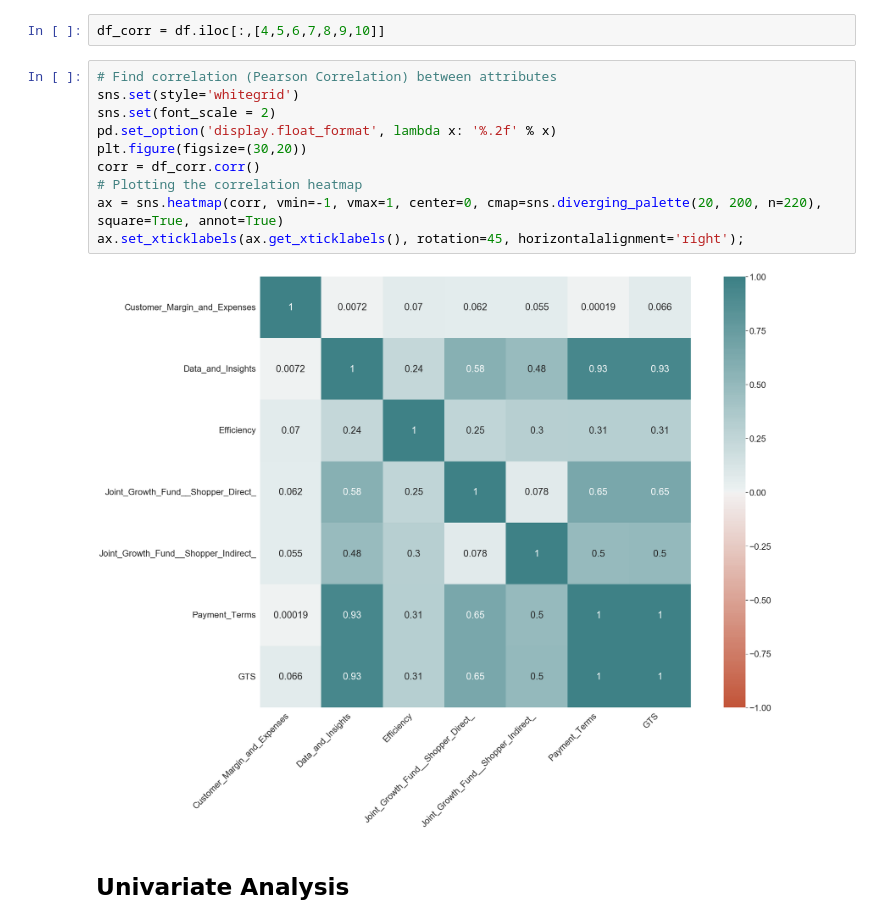
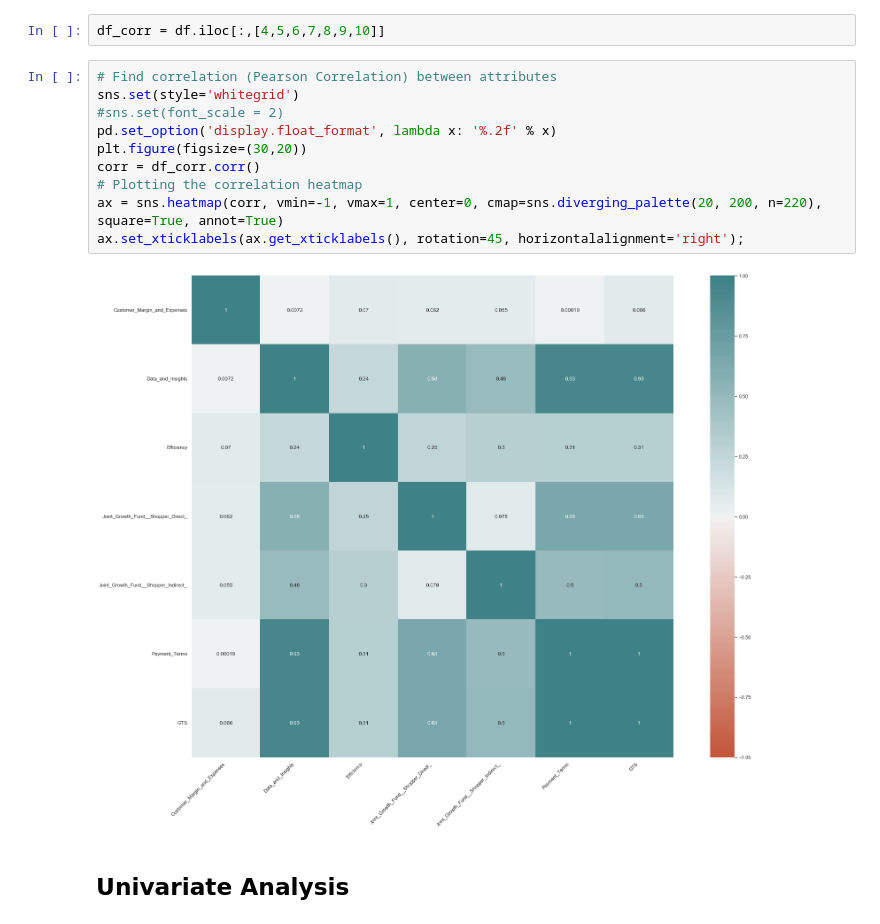
Before and after one commit to chhandita/Lending-Club-Case-Study, a Jupyter notebook: workbook.ipynb, the cells around one changed output. Cells and saved outputs as stored; diff of their text form.

```diff
--- a/workbook.ipynb
+++ b/workbook.ipynb
@@ -63,15 +63,15 @@ df_corr = df.iloc[:,[4,5,6,7,8,9,10]]
 # %%
 # Find correlation (Pearson Correlation) between attributes
 sns.set(style='whitegrid')
-sns.set(font_scale = 2)
+#sns.set(font_scale = 2)
 pd.set_option('display.float_format', lambda x: '%.2f' % x)
 plt.figure(figsize=(30,20))
 corr = df_corr.corr()
 # Plotting the correlation heatmap
 ax = sns.heatmap(corr, vmin=-1, vmax=1, center=0, cmap=sns.diverging_palette(20, 200, n=220), square=True, annot=True)
 ax.set_xticklabels(ax.get_xticklabels(), rotation=45, horizontalalignment='right');
 # %% [output]
-[figure, old version]
+[figure, new version]
 # %% [markdown]
 ## Univariate Analysis
 # %% [markdown]
```
Also changed, not shown: parts of 16 cells of this notebook.
